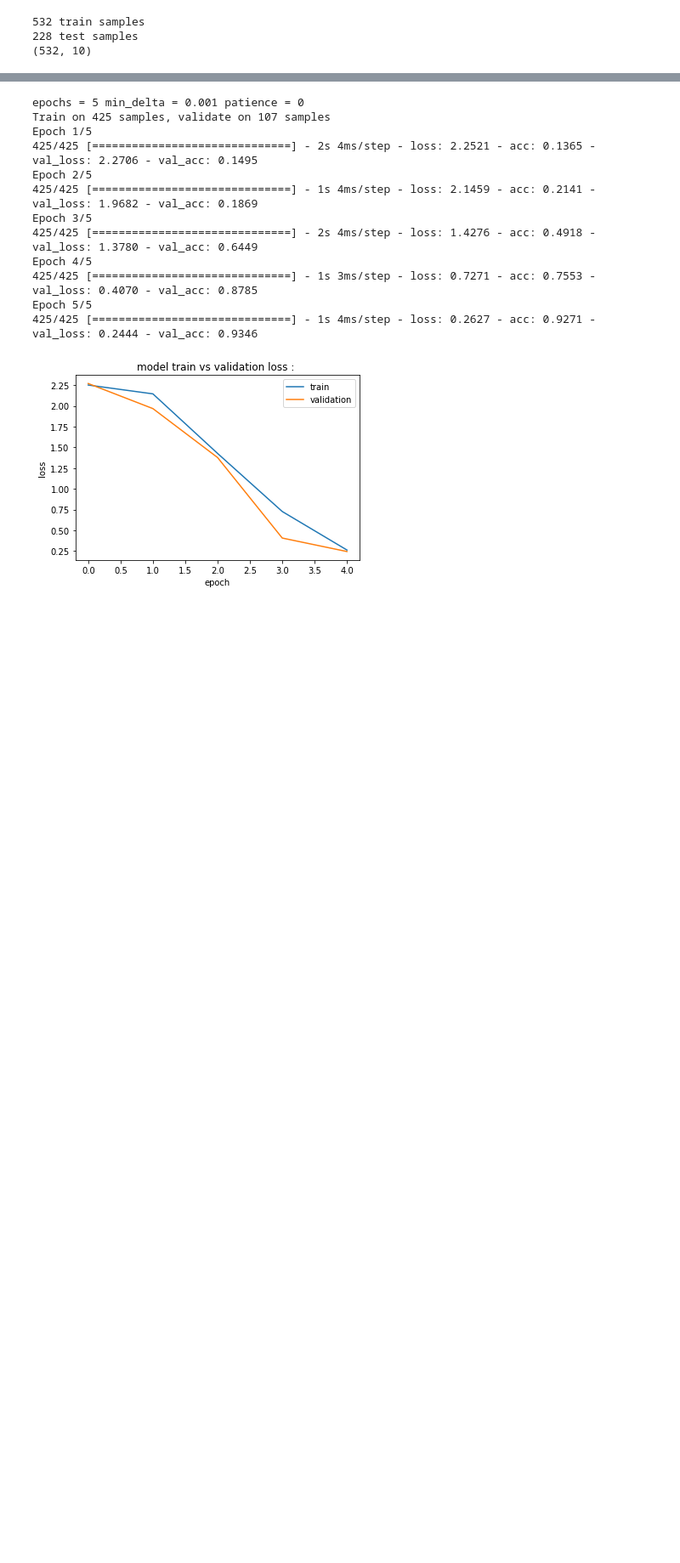
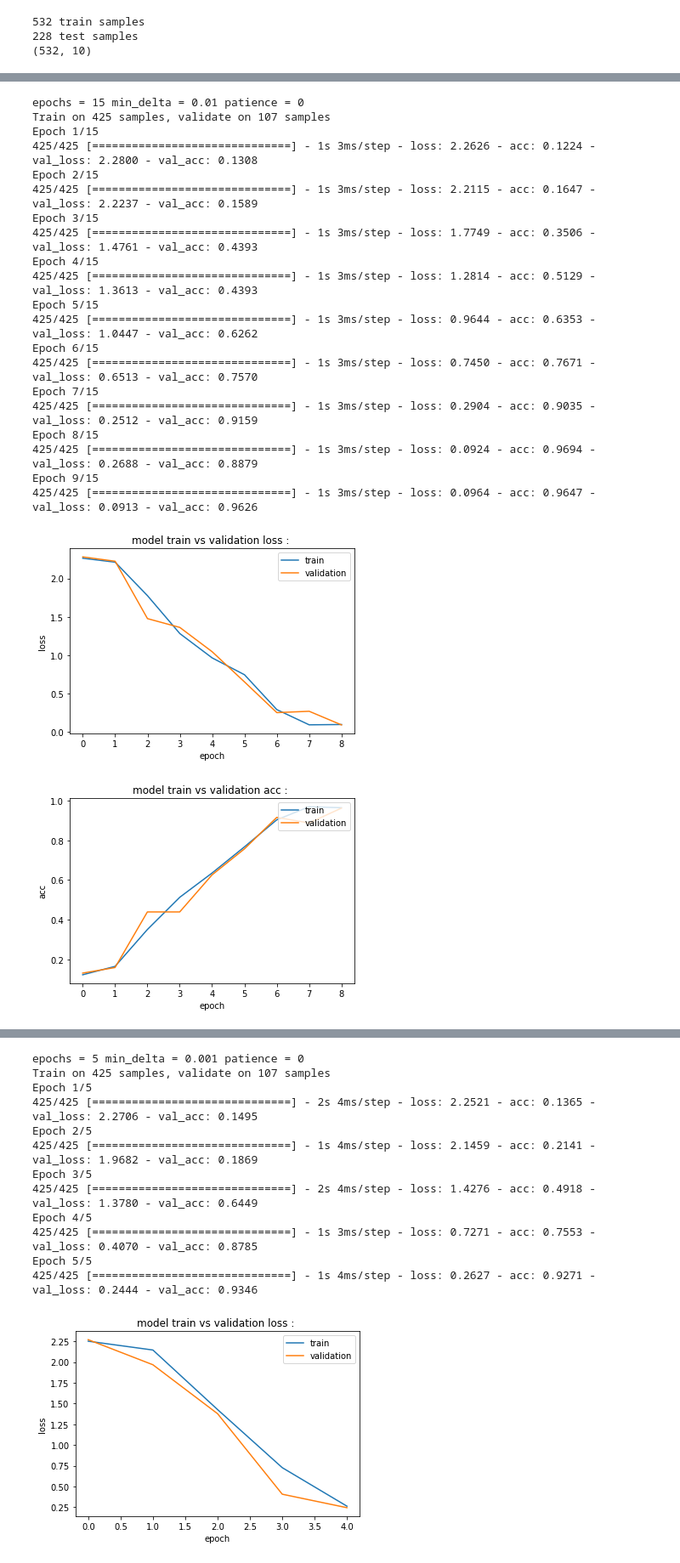
Before and after one commit to Bermewda/Sign-Language-recognition, a Jupyter notebook: new DL.ipynb, the cells around one changed output, grey strips where cells are left out. Shown at 85% size. Cells and saved outputs as stored; diff of their text form; code cells hidden in the pictures; blank space fills up the shorter version.

```diff
--- a/new DL.ipynb
+++ b/new DL.ipynb
@@ -127,0 +283,51 @@ model.save_weights('weights.h5py')
+# %%
+# model 4
+print("epochs = 15 min_delta = 0.01 patience = 0")
+model.load_weights('weights.h5py')
+es=keras.callbacks.EarlyStopping(monitor='acc',min_delta=0.01,patience=0,verbose=0,mode='auto')#min_delta=0.1,patience=5
+history=model.fit(x_train, y_train,
+          batch_size=16,
+          epochs=15,
+          validation_split=0.2,
+          callbacks=[es]) #epochs=15
+model.save('my_model4.h5')
+plt.plot(history.history['loss'])
+plt.plot(history.history['val_loss'])
+plt.title("model train vs validation loss : ")
+plt.ylabel("loss")
+plt.xlabel("epoch")
+plt.legend(['train','validation'],loc='upper right')
+plt.show( )
+plt.plot(history.history['acc'])
+plt.plot(history.history['val_acc'])
+plt.title("model train vs validation acc : ")
+plt.ylabel("acc")
+plt.xlabel("epoch")
+plt.legend(['train','validation'],loc='upper right')
+plt.show( )
+loss,acc = model.evaluate(x_test,y_test)
+print("Acc = " + str(acc))
+print("Loss = " + str(loss))
+# %% [output]
+epochs = 15 min_delta = 0.01 patience = 0
+Train on 425 samples, validate on 107 samples
+Epoch 1/15
+425/425 [==============================] - 1s 3ms/step - loss: 2.2626 - acc: 0.1224 - val_loss: 2.2800 - val_acc: 0.1308
+Epoch 2/15
+425/425 [==============================] - 1s 3ms/step - loss: 2.2115 - acc: 0.1647 - val_loss: 2.2237 - val_acc: 0.1589
+Epoch 3/15
+425/425 [==============================] - 1s 3ms/step - loss: 1.7749 - acc: 0.3506 - val_loss: 1.4761 - val_acc: 0.4393
+Epoch 4/15
+425/425 [==============================] - 1s 3ms/step - loss: 1.2814 - acc: 0.5129 - val_loss: 1.3613 - val_acc: 0.4393
+Epoch 5/15
+425/425 [==============================] - 1s 3ms/step - loss: 0.9644 - acc: 0.6353 - val_loss: 1.0447 - val_acc: 0.6262
+Epoch 6/15
+425/425 [==============================] - 1s 3ms/step - loss: 0.7450 - acc: 0.7671 - val_loss: 0.6513 - val_acc: 0.7570
+Epoch 7/15
+425/425 [==============================] - 1s 3ms/step - loss: 0.2904 - acc: 0.9035 - val_loss: 0.2512 - val_acc: 0.9159
+Epoch 8/15
+425/425 [==============================] - 1s 3ms/step - loss: 0.0924 - acc: 0.9694 - val_loss: 0.2688 - val_acc: 0.8879
+Epoch 9/15
+425/425 [==============================] - 1s 3ms/step - loss: 0.0964 - acc: 0.9647 - val_loss: 0.0913 - val_acc: 0.9626
+[figure, added]
+[figure, added]
```
Also changed, not shown: parts of 15 cells of this notebook.
